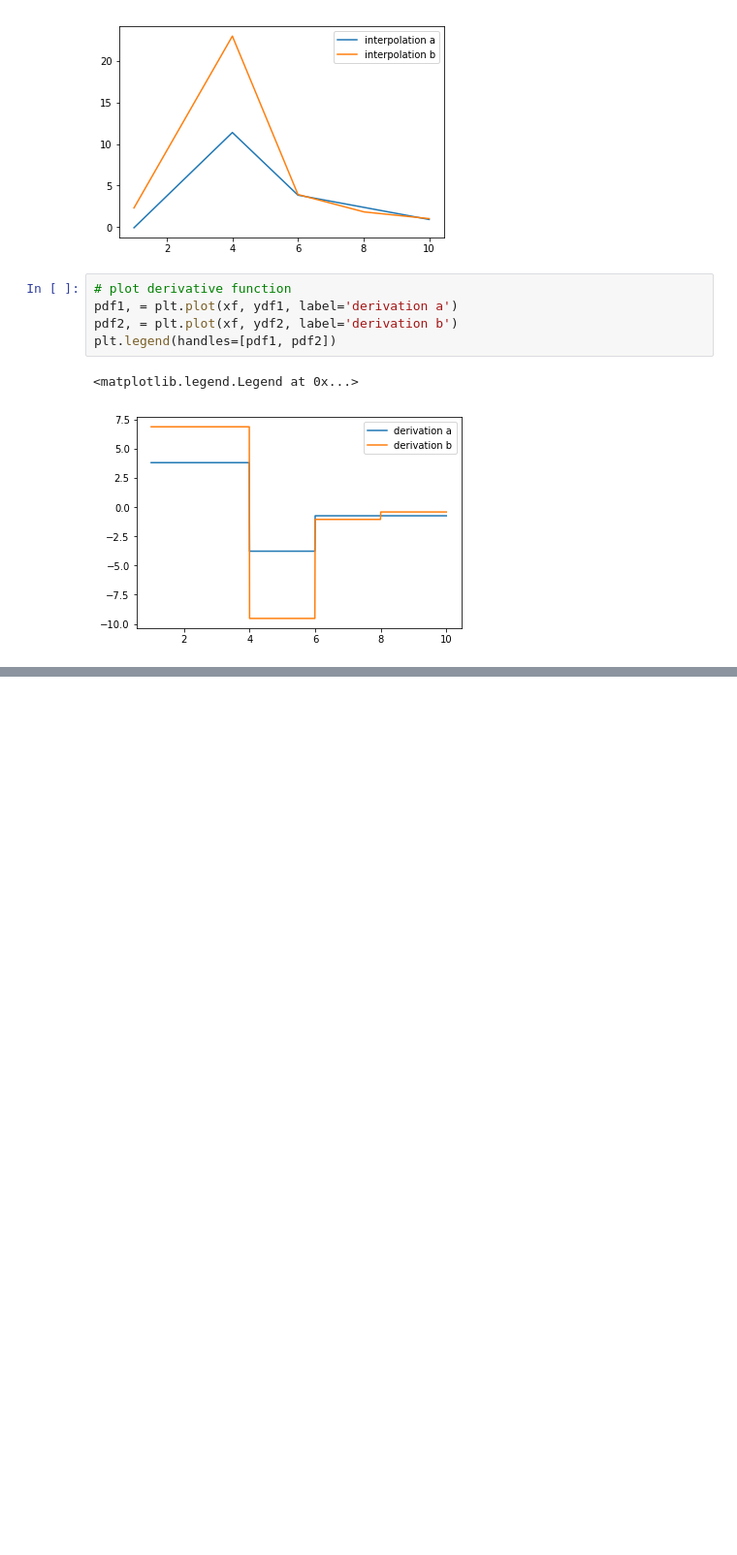
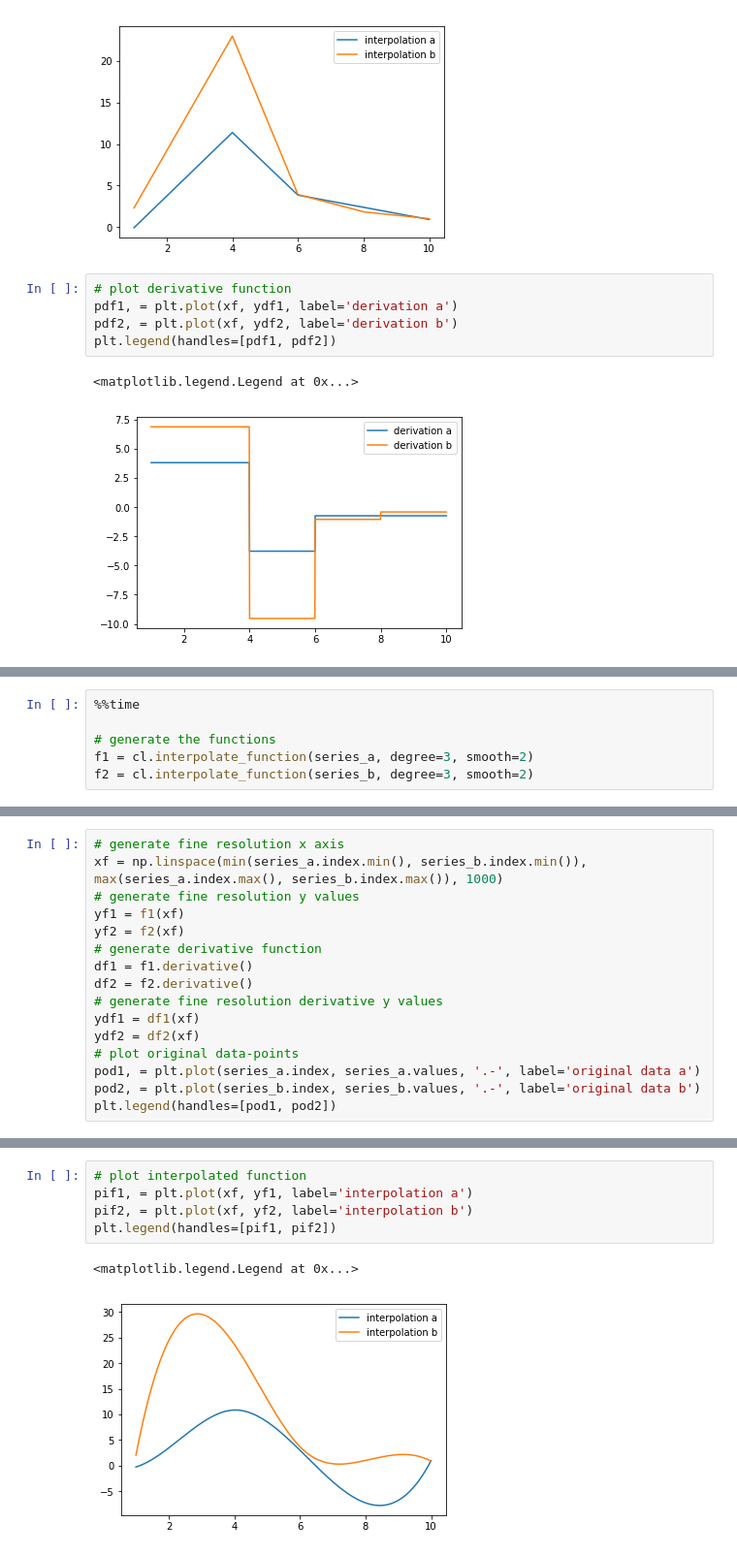
Before and after one commit to indyfree/tailor, a Jupyter notebook: notebooks/07-interpolation-derivation.ipynb, the cells around one changed output, grey strips where cells are left out. Shown at 97% size. Cells and saved outputs as stored; diff of their text form; blank space fills up the shorter version.

```diff
--- a/notebooks/07-interpolation-derivation.ipynb
+++ b/notebooks/07-interpolation-derivation.ipynb
@@ -134,0 +209,6 @@ Seeing
+# %%
+%%time
+
+# generate the functions
+f1 = cl.interpolate_function(series_a, degree=3, smooth=2)
+f2 = cl.interpolate_function(series_b, degree=3, smooth=2)
@@ -134,0 +218,16 @@ Seeing
+# %%
+# generate fine resolution x axis
+xf = np.linspace(min(series_a.index.min(), series_b.index.min()), max(series_a.index.max(), series_b.index.max()), 1000)
+# generate fine resolution y values
+yf1 = f1(xf)
+yf2 = f2(xf)
+# generate derivative function
+df1 = f1.derivative()
+df2 = f2.derivative()
+# generate fine resolution derivative y values
+ydf1 = df1(xf)
+ydf2 = df2(xf)
+# plot original data-points
+pod1, = plt.plot(series_a.index, series_a.values, '.-', label='original data a')
+pod2, = plt.plot(series_b.index, series_b.values, '.-', label='original data b')
+plt.legend(handles=[pod1, pod2])
@@ -134,0 +237,8 @@ Seeing
+# %%
+# plot interpolated function
+pif1, = plt.plot(xf, yf1, label='interpolation a')
+pif2, = plt.plot(xf, yf2, label='interpolation b')
+plt.legend(handles=[pif1, pif2])
+# %% [output]
+<matplotlib.legend.Legend at 0x...>
+[figure, added]
```
Also changed, not shown: parts of 30 cells of this notebook, 1 other file.
